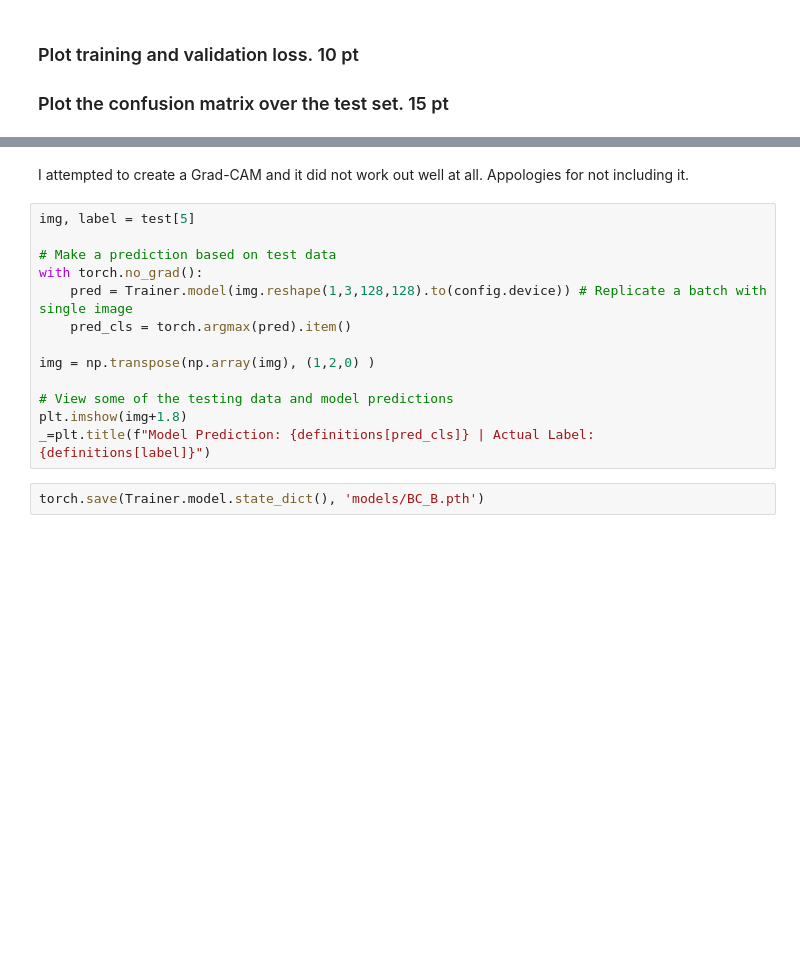
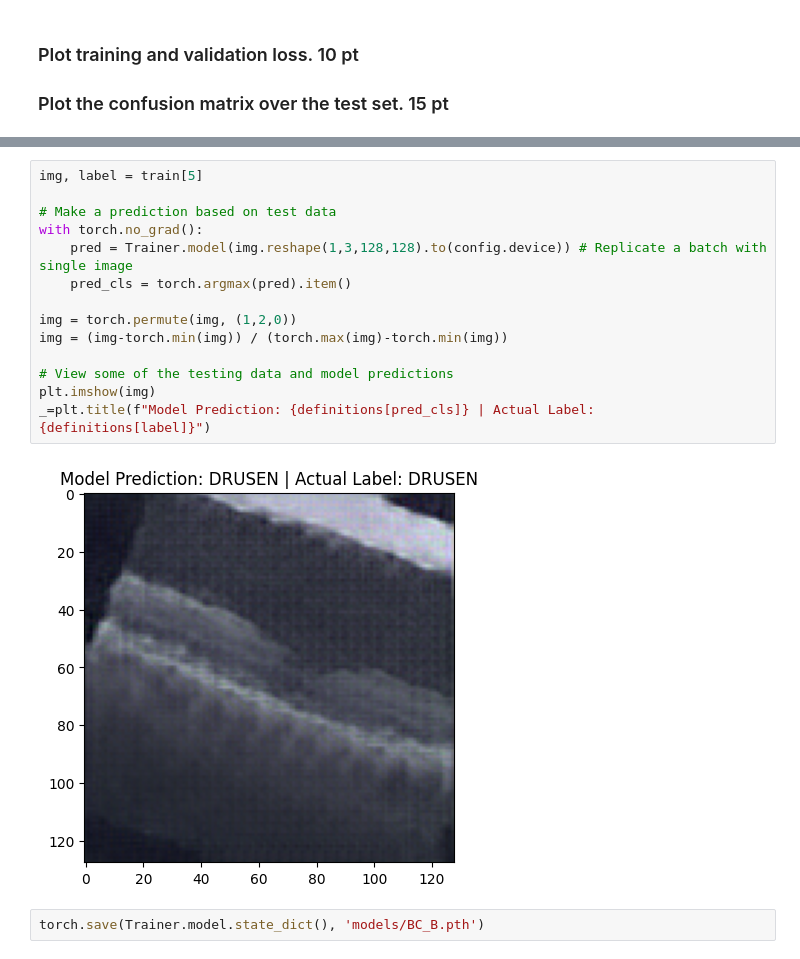
Before and after one commit to Gmaldonad17/Super-Resolution-GAN, a Jupyter notebook: TrainClassifier.ipynb, the cells around one changed output, grey strips where cells are left out. Cells and saved outputs as stored; diff of their text form; blank space fills up the shorter version.

```diff
--- a/TrainClassifier.ipynb
+++ b/TrainClassifier.ipynb
@@ -502,17 +505,18 @@ KeyboardInterrupt
-# %% [markdown]
-I attempted to create a Grad-CAM and it did not work out well at all. Appologies for not including it.
 # %%
-img, label = test[5]
+img, label = train[5]
 
 # Make a prediction based on test data
 with torch.no_grad():
     pred = Trainer.model(img.reshape(1,3,128,128).to(config.device)) # Replicate a batch with single image
     pred_cls = torch.argmax(pred).item()
 
-img = np.transpose(np.array(img), (1,2,0) )
+img = torch.permute(img, (1,2,0))
+img = (img-torch.min(img)) / (torch.max(img)-torch.min(img))
 
 # View some of the testing data and model predictions
-plt.imshow(img+1.8)
+plt.imshow(img)
 _=plt.title(f"Model Prediction: {definitions[pred_cls]} | Actual Label: {definitions[label]}")
+# %% [output]
+[figure, added]
 # %%
 torch.save(Trainer.model.state_dict(), 'models/BC_B.pth')
```
Also changed, not shown: parts of 9 cells of this notebook, 3 other files.
